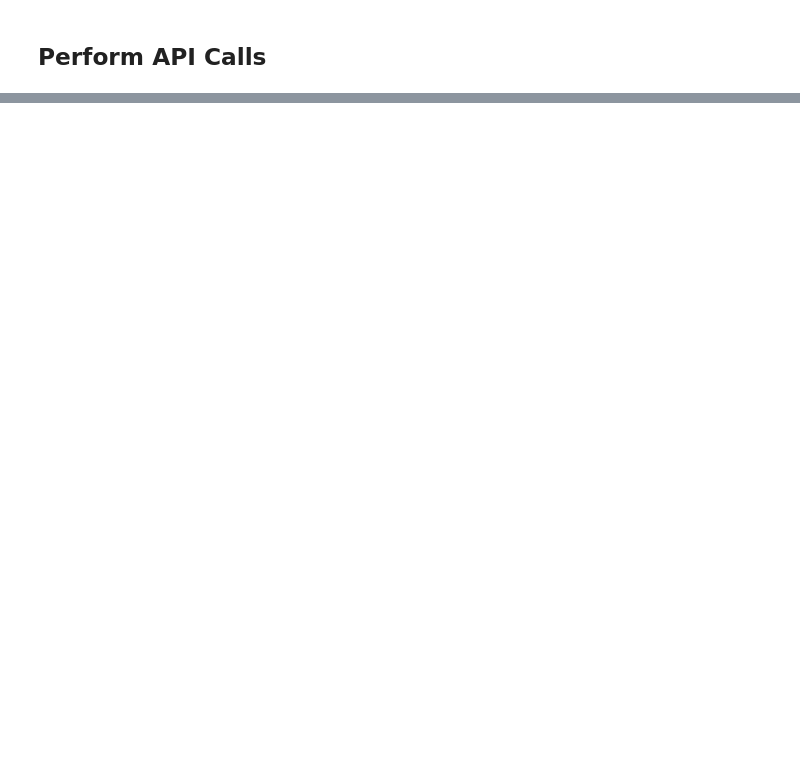
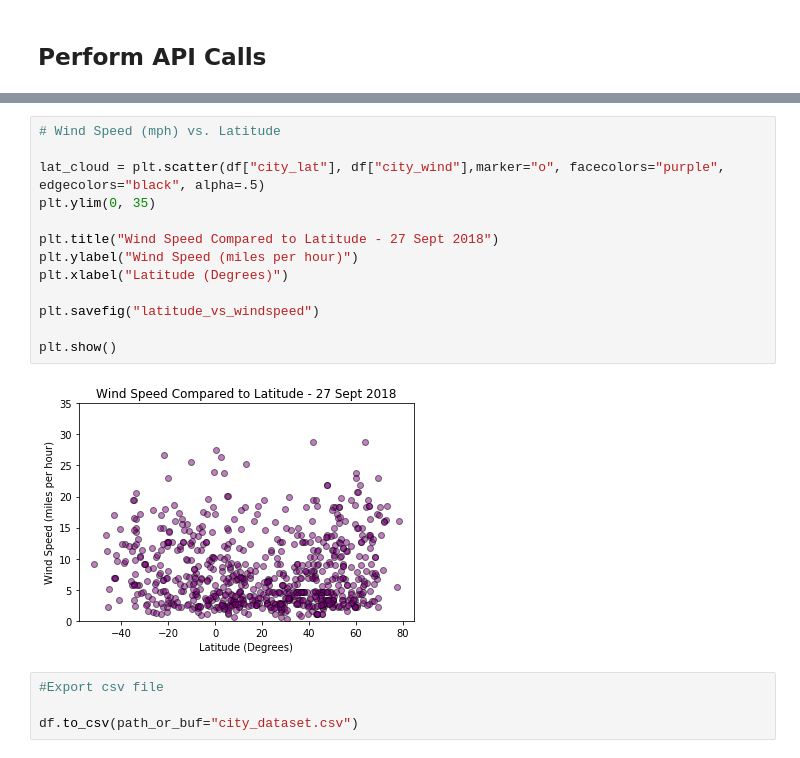
Before and after one commit to nonabsorbing/weatherpy_homework, a Jupyter notebook: WeatherPy.ipynb, the cells around one changed output, grey strips where cells are left out. Cells and saved outputs as stored; diff of their text form; blank space fills up the shorter version.

```diff
--- a/WeatherPy.ipynb
+++ b/WeatherPy.ipynb
@@ -82,0 +213,19 @@ for city in cities:
+# %%
+# Wind Speed (mph) vs. Latitude
+
+lat_cloud = plt.scatter(df["city_lat"], df["city_wind"],marker="o", facecolors="purple", edgecolors="black", alpha=.5)
+plt.ylim(0, 35)
+
+plt.title("Wind Speed Compared to Latitude - 27 Sept 2018")
+plt.ylabel("Wind Speed (miles per hour)")
+plt.xlabel("Latitude (Degrees)")
+
+plt.savefig("latitude_vs_windspeed")
+
+plt.show()
+# %% [output]
+[figure, added]
+# %%
+#Export csv file
+
+df.to_csv(path_or_buf="city_dataset.csv")
```
Also changed, not shown: parts of 12 cells of this notebook, 6 other files.
